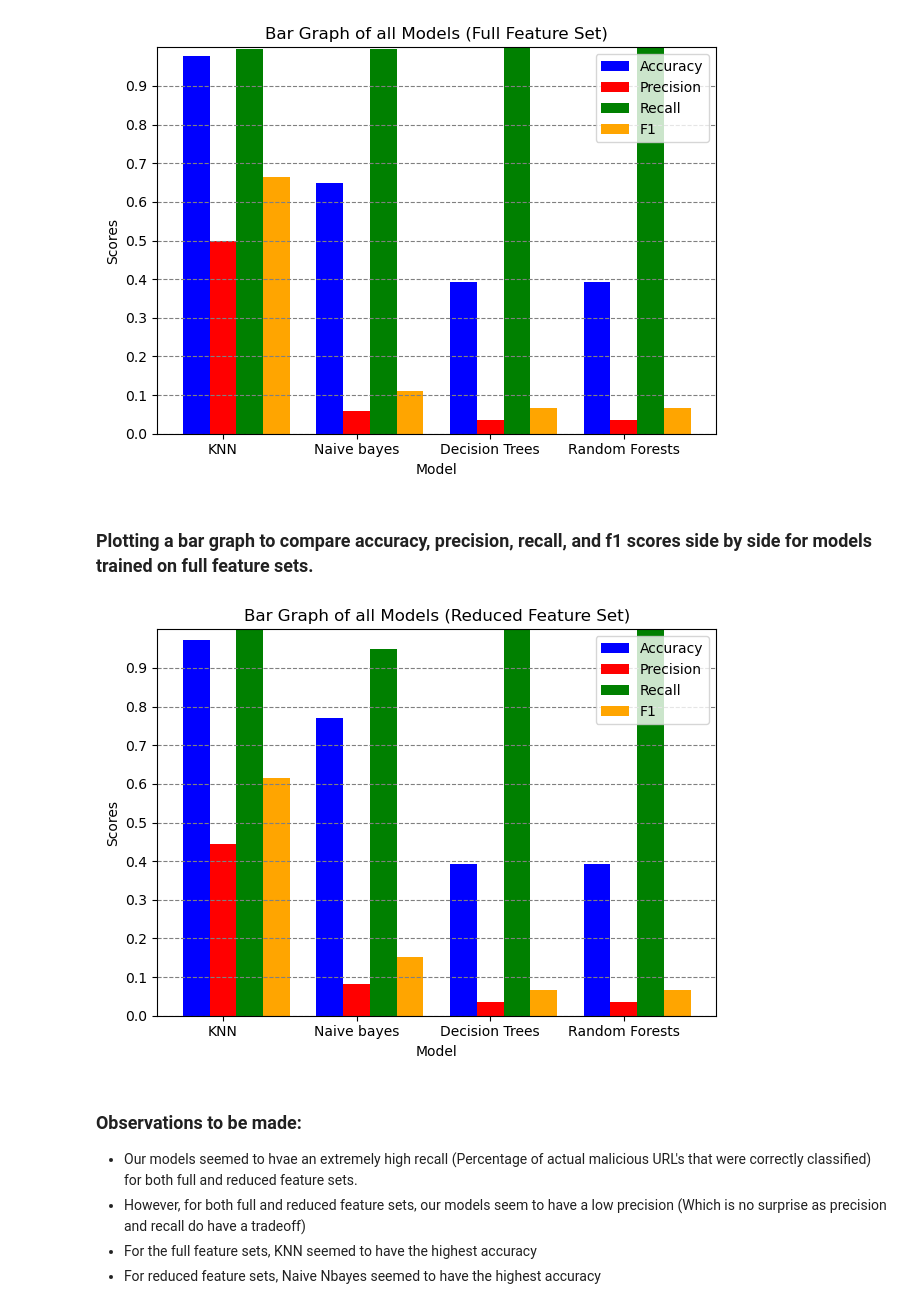
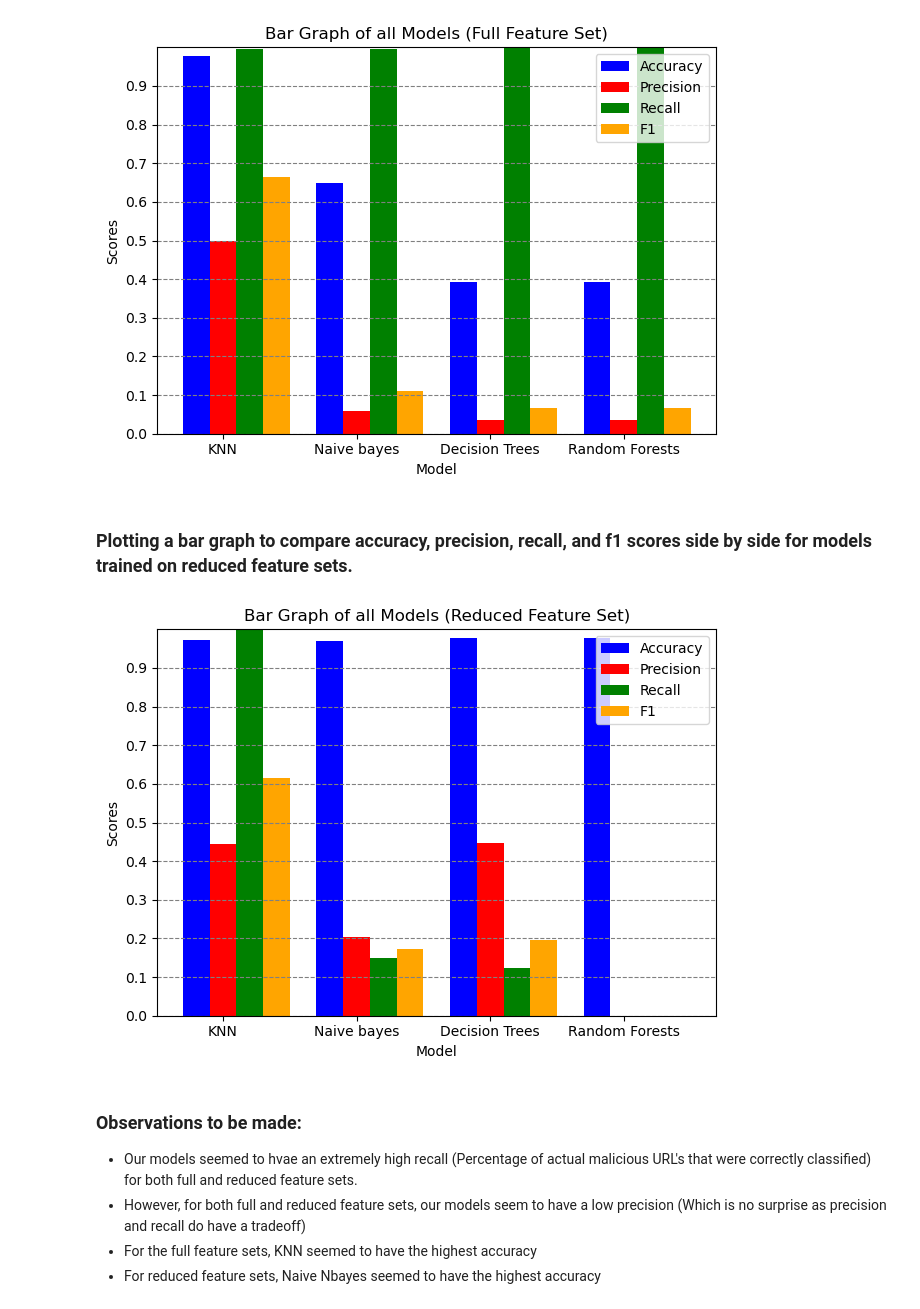
Before and after one commit to JustinBui/CPSC483-URL-Classifier, a Jupyter notebook: 2 - ML Modeling.ipynb, the cells around one changed output. Cells and saved outputs as stored; diff of their text form; code cells hidden in the pictures.

Commit message:
Fine-tuned all models and used smaller feature sets

```diff
--- a/2 - ML Modeling.ipynb
+++ b/2 - ML Modeling.ipynb
@@ -1121,3 +1173,19 @@ def draw_bar_graph_metrics(accuracy, precision, recall, f1, title):
+# %%
+# ---------------------- KNN ----------------------
+knn_full_filename = 'Models/Optimized/knn_full_features_opt.sav' # Full feature set
+knn_full = pickle.load(open(knn_full_filename, 'rb'))
+
+# ---------------------- Naive Bayes ----------------------
+gnb_full_filename = 'Models/gnb_full_features.sav' # (STill need to optimized Naive Bayes)
+gnb_full = pickle.load(open(gnb_full_filename, 'rb'))
+
+# ---------------------- Decision Trees ----------------------
+dc_full_filename = 'Models/Optimized/dc_full_features_opt.sav'
+dc_full = pickle.load(open(dc_full_filename, 'rb'))
+
+# ---------------------- Random Forest ----------------------
+rfc_full_filename = 'Models/Optimized/rfc_full_features_opt.sav'
+rfc_full = pickle.load(open(rfc_full_filename, 'rb'))
 # %% [markdown]
 ### Plotting a bar graph to compare accuracy, precision, recall, and f1 scores side by side for models trained on full feature sets.
 # %%
@@ -1154,40 +1228,60 @@ draw_bar_graph_metrics(accuracy_f, precision_f, recall_f, f1_f, 'Bar Graph of al
 # %% [output]
 [figure]
 # %% [markdown]
-### Plotting a bar graph to compare accuracy, precision, recall, and f1 scores side by side for models trained on full feature sets.
+### Plotting a bar graph to compare accuracy, precision, recall, and f1 scores side by side for models trained on reduced feature sets.
+# %%
+knn_reduced_filename = 'Models/Optimized/knn_reduced_features_opt.sav' # Reduced feature set
+knn_reduced = pickle.load(open(knn_reduced_filename, 'rb'))
+
+gnb_reduced_filename = 'Models/Optimized/gnb_reduced_features_opt.sav'
+gnb_reduced = pickle.load(open(gnb_reduced_filename, 'rb'))
+
+dc_reduced_filename = 'Models/Optimized/dc_reduced_features_opt.sav'
+dc_reduced = pickle.load(open(dc_reduced_filename, 'rb'))
+
+rfc_reduced_filename = 'Models/Optimized/rfc_reduced_features_opt.sav'
+rfc_reduced = pickle.load(open(rfc_reduced_filename, 'rb'))
+# %%
+X_test_reduced_5 = X_test[['who_is', 'https', 'profanity_score_prob', 'js_len_scaled', 'js_obf_len_scaled']]
+X_test_reduced_3 = X_test[['url_vect', 'is_gov_tld', 'js_obf_len_scaled']]
 # %%
+knn_reduced_predictions = knn_reduced.predict(X_test_reduced_5.values)
+gnb_reduced_predictions = gnb_reduced.predict(X_test_reduced_3.values)
+dc_reduced_predictions = dc_reduced.predict(X_test_reduced_3.values)
+rfc_reduced_predictions = rfc_reduced.predict(X_test_reduced_3.values)
+
 # create a list of accuracy, precision, and recall values for each model
 accuracy_r = [
     accuracy_score(y_test, knn_reduced_predictions),
     accuracy_score(y_test, gnb_reduced_predictions),
     accuracy_score(y_test, dc_reduced_predictions),
     accuracy_score(y_test, rfc_reduced_predictions)
 ]
 
 precision_r = [
     precision_score(y_test, knn_reduced_predictions),
     precision_score(y_test, gnb_reduced_predictions),
     precision_score(y_test, dc_reduced_predictions),
     precision_score(y_test, rfc_reduced_predictions)
 ]
 
 recall_r = [
     recall_score(y_test, knn_reduced_predictions),
     recall_score(y_test, gnb_reduced_predictions),
     recall_score(y_test, dc_reduced_predictions),
     recall_score(y_test, rfc_reduced_predictions)
 ]
 
 f1_r = [
     f1_score(y_test, knn_reduced_predictions),
     f1_score(y_test, gnb_reduced_predictions),
     f1_score(y_test, dc_reduced_predictions),
     f1_score(y_test, rfc_reduced_predictions)
 ]
 
 draw_bar_graph_metrics(accuracy_r, precision_r, recall_r, f1_r, 'Bar Graph of all Models (Reduced Feature Set)')
 # %% [output]
-[figure, old version]
+[figure, new version]
 # %% [markdown]
 ### Observations to be made:
  - Our models seemed to hvae an extremely high recall (Percentage of actual malicious URL's that were correctly classified) for both full and reduced feature sets.
```
Also changed, not shown: parts of 106 cells of this notebook, 6 other files.
